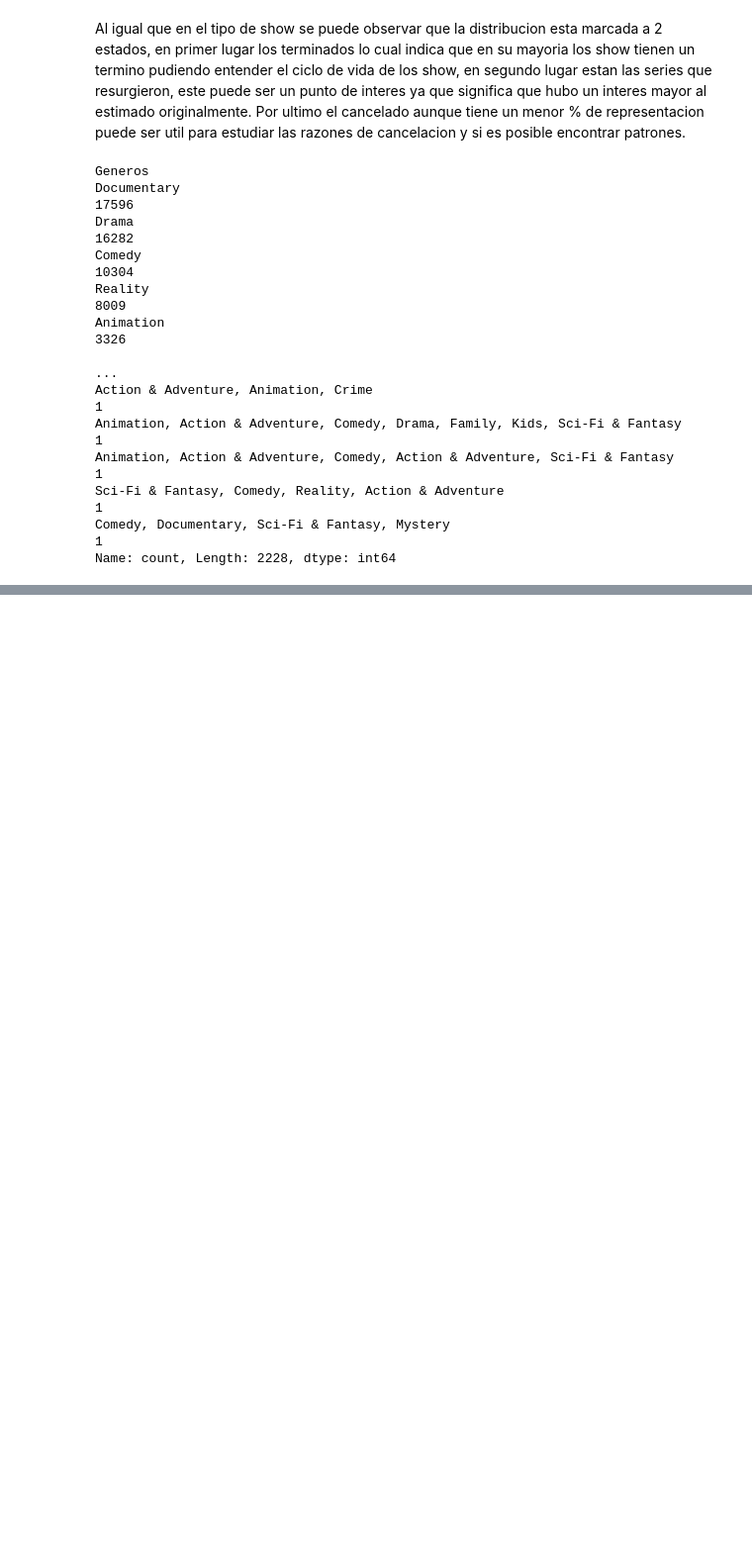
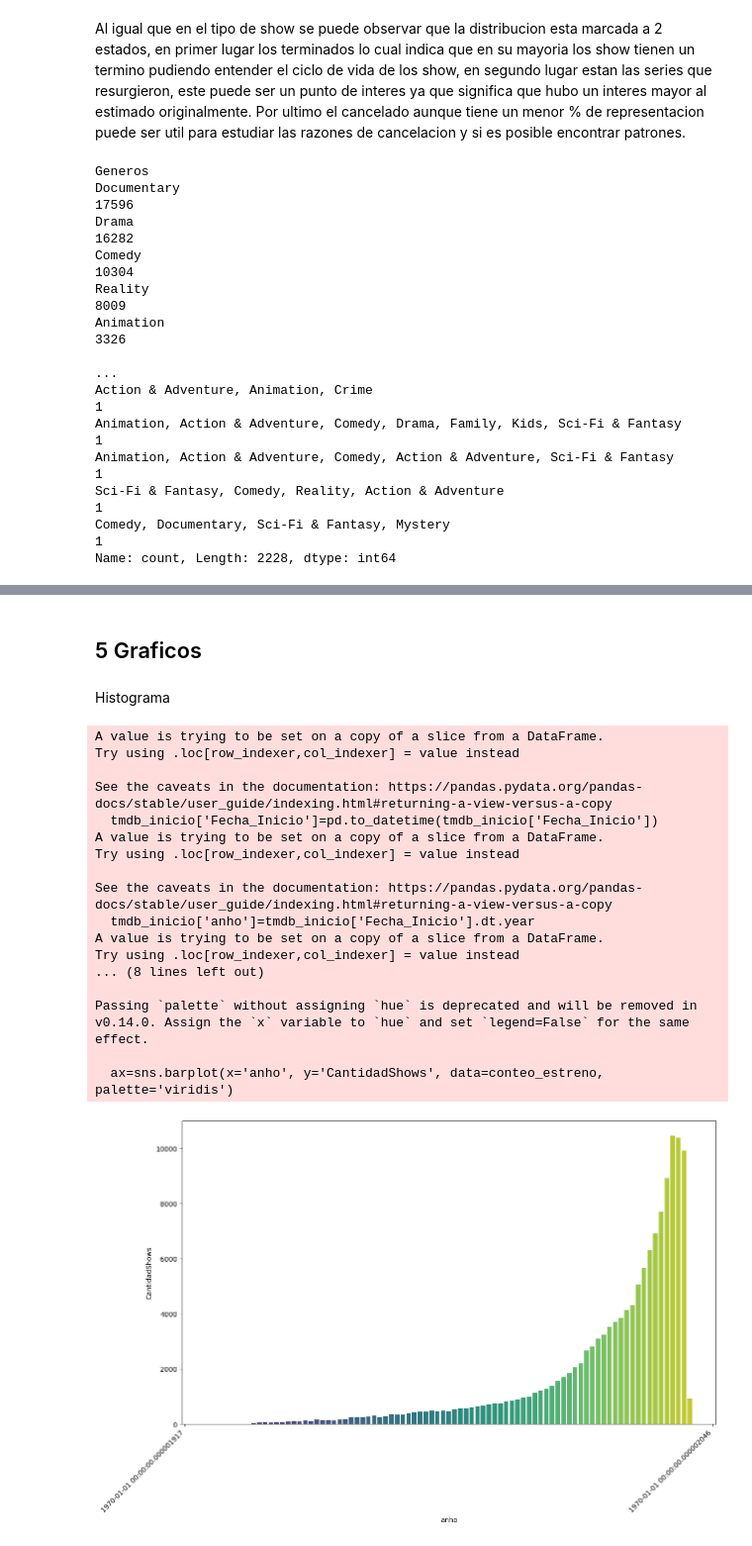
Before and after one commit to PedroJofreEsc/Data-science-Comision-61155, a Jupyter notebook: notebook/ProyectoDS_ParteI_jofre.ipynb, the cells around one changed output, grey strips where cells are left out. Shown: that part at 99% size. Cells and saved outputs as stored; diff of their text form; code cells hidden in the pictures; blank space fills up the shorter version.

Commit message:
primer grafico

```diff
--- a/notebook/ProyectoDS_ParteI_jofre.ipynb
+++ b/notebook/ProyectoDS_ParteI_jofre.ipynb
@@ -330,0 +345,43 @@ Name: Generos, Length: 168634, dtype: object
+# %% [markdown]
+## 5 Graficos
+# %% [markdown]
+Histograma
+# %%
+tmdb_inicio=tmdb.dropna(subset=['Fecha_Inicio'])
+tmdb_inicio['Fecha_Inicio']=pd.to_datetime(tmdb_inicio['Fecha_Inicio'])
+tmdb_inicio['anho']=tmdb_inicio['Fecha_Inicio'].dt.year
+tmdb_inicio['mes']=tmdb_inicio['Fecha_Inicio'].dt.strftime('%b')
+tmdb_inicio['anhomes']=tmdb_inicio['Fecha_Inicio'].dt.to_period('M')
+conteo_estreno= tmdb_inicio.groupby('anho').size().reset_index(name='CantidadShows')
+conteo_estreno=conteo_estreno.sort_values('anho')
+plt.figure(figsize=(14, 8))
+ax=sns.barplot(x='anho', y='CantidadShows', data=conteo_estreno, palette='viridis')
+
+years = pd.to_datetime(conteo_estreno['anho'])
+years_to_show = [years.min(), years.max()]
+ax.set_xticks([conteo_estreno[years == year].index[0] for year in years_to_show])
+ax.set_xticklabels([year for year in years_to_show])
+
+
+plt.xticks(rotation=45, ha='right')
+
+plt.show()
+# %% [output]
+A value is trying to be set on a copy of a slice from a DataFrame.
+Try using .loc[row_indexer,col_indexer] = value instead
+
+See the caveats in the documentation: https://pandas.pydata.org/pandas-docs/stable/user_guide/indexing.html#returning-a-view-versus-a-copy
+  tmdb_inicio['Fecha_Inicio']=pd.to_datetime(tmdb_inicio['Fecha_Inicio'])
+A value is trying to be set on a copy of a slice from a DataFrame.
+Try using .loc[row_indexer,col_indexer] = value instead
+
+See the caveats in the documentation: https://pandas.pydata.org/pandas-docs/stable/user_guide/indexing.html#returning-a-view-versus-a-copy
+  tmdb_inicio['anho']=tmdb_inicio['Fecha_Inicio'].dt.year
+A value is trying to be set on a copy of a slice from a DataFrame.
+Try using .loc[row_indexer,col_indexer] = value instead
+... (8 lines left out)
+
+Passing `palette` without assigning `hue` is deprecated and will be removed in v0.14.0. Assign the `x` variable to `hue` and set `legend=False` for the same effect.
+
+  ax=sns.barplot(x='anho', y='CantidadShows', data=conteo_estreno, palette='viridis')
+[figure, added]
```
Also changed, not shown: parts of 7 cells of this notebook.
